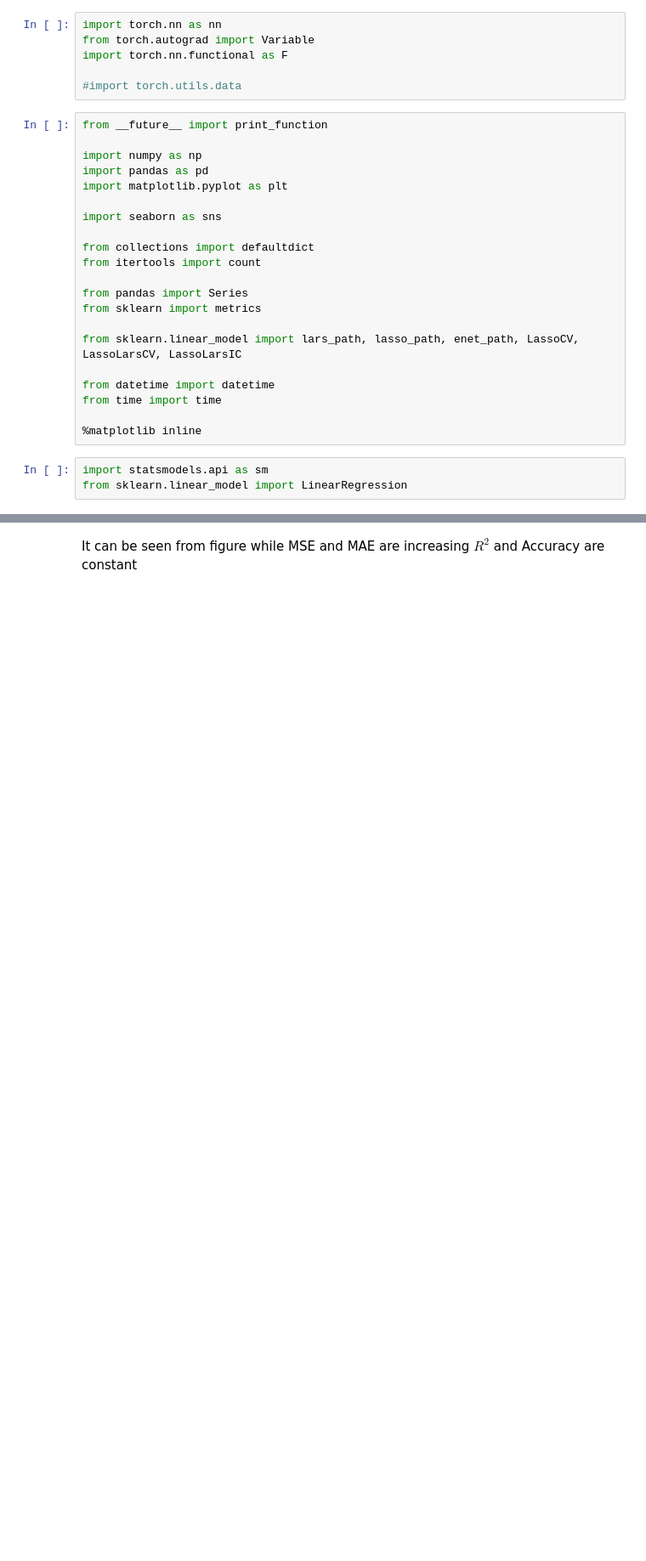
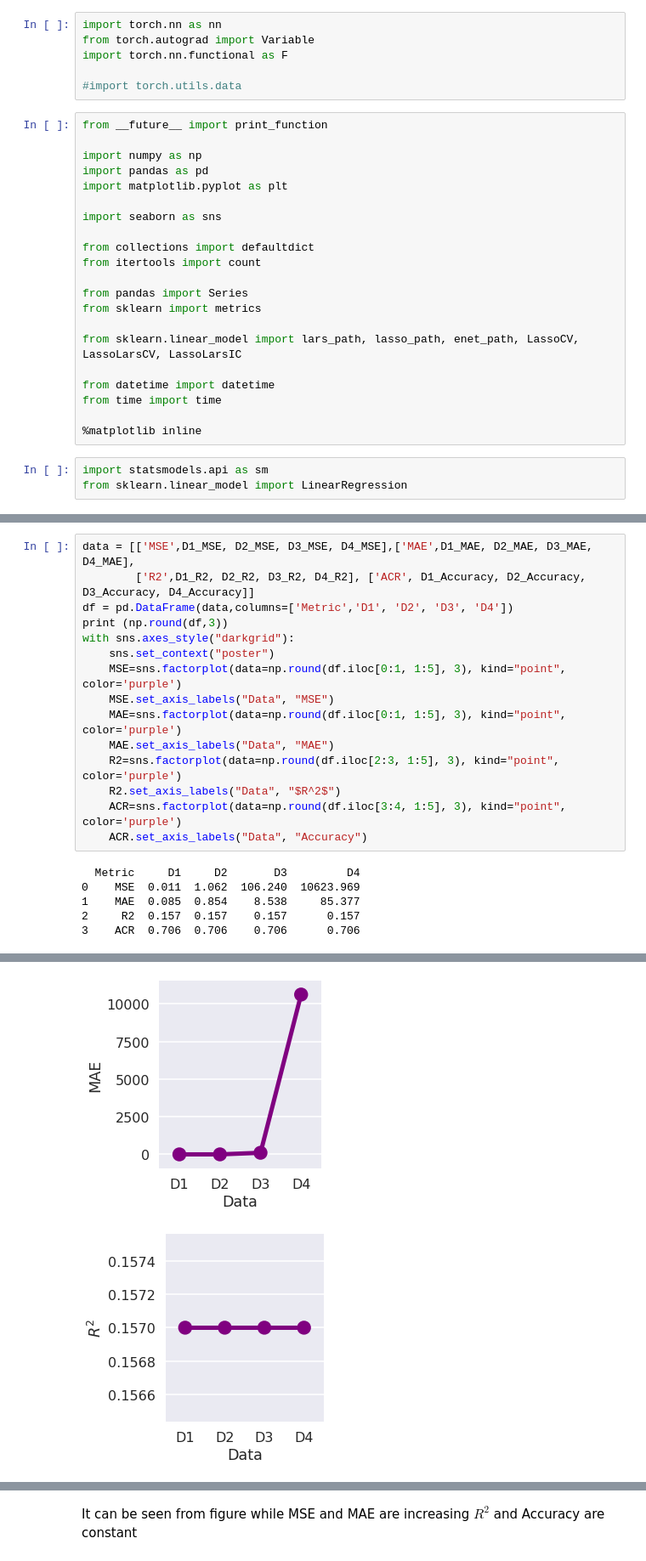
Before and after one commit to ahmtkaya/ahmtkaya.github.io, a Jupyter notebook: Validity of the MSE and ACCURACY.ipynb, the cells around one changed output, grey strips where cells are left out. Shown at 85% size. Saved outputs shown, nothing was run; the diff lists cells and outputs as text; blank space fills up the shorter version.

```diff
--- a/Validity of the MSE and ACCURACY.ipynb
+++ b/Validity of the MSE and ACCURACY.ipynb
@@ -576,0 +477,21 @@ with sns.axes_style("darkgrid"):
+# %%
+data = [['MSE',D1_MSE, D2_MSE, D3_MSE, D4_MSE],['MAE',D1_MAE, D2_MAE, D3_MAE, D4_MAE],
+        ['R2',D1_R2, D2_R2, D3_R2, D4_R2], ['ACR', D1_Accuracy, D2_Accuracy, D3_Accuracy, D4_Accuracy]]
+df = pd.DataFrame(data,columns=['Metric','D1', 'D2', 'D3', 'D4'])
+print (np.round(df,3))
+with sns.axes_style("darkgrid"):
+    sns.set_context("poster")
+    MSE=sns.factorplot(data=np.round(df.iloc[0:1, 1:5], 3), kind="point", color='purple')
+    MSE.set_axis_labels("Data", "MSE")
+    MAE=sns.factorplot(data=np.round(df.iloc[0:1, 1:5], 3), kind="point", color='purple')
+    MAE.set_axis_labels("Data", "MAE")
+    R2=sns.factorplot(data=np.round(df.iloc[2:3, 1:5], 3), kind="point", color='purple')
+    R2.set_axis_labels("Data", "$R^2$")
+    ACR=sns.factorplot(data=np.round(df.iloc[3:4, 1:5], 3), kind="point", color='purple')
+    ACR.set_axis_labels("Data", "Accuracy")
+# %% [output]
+  Metric     D1     D2       D3         D4
+0    MSE  0.011  1.062  106.240  10623.969
+1    MAE  0.085  0.854    8.538     85.377
+2     R2  0.157  0.157    0.157      0.157
+3    ACR  0.706  0.706    0.706      0.706
@@ -576,0 +499,2 @@ with sns.axes_style("darkgrid"):
+[figure, added]
+[figure, added]
```
Also changed, not shown: parts of 52 cells of this notebook.
